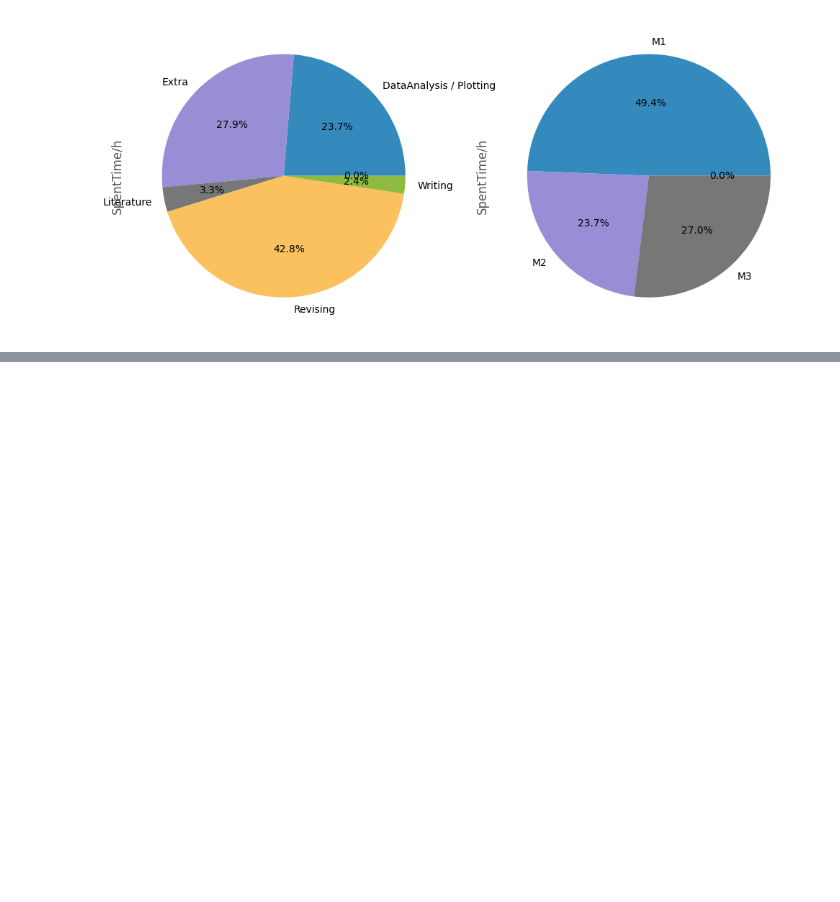
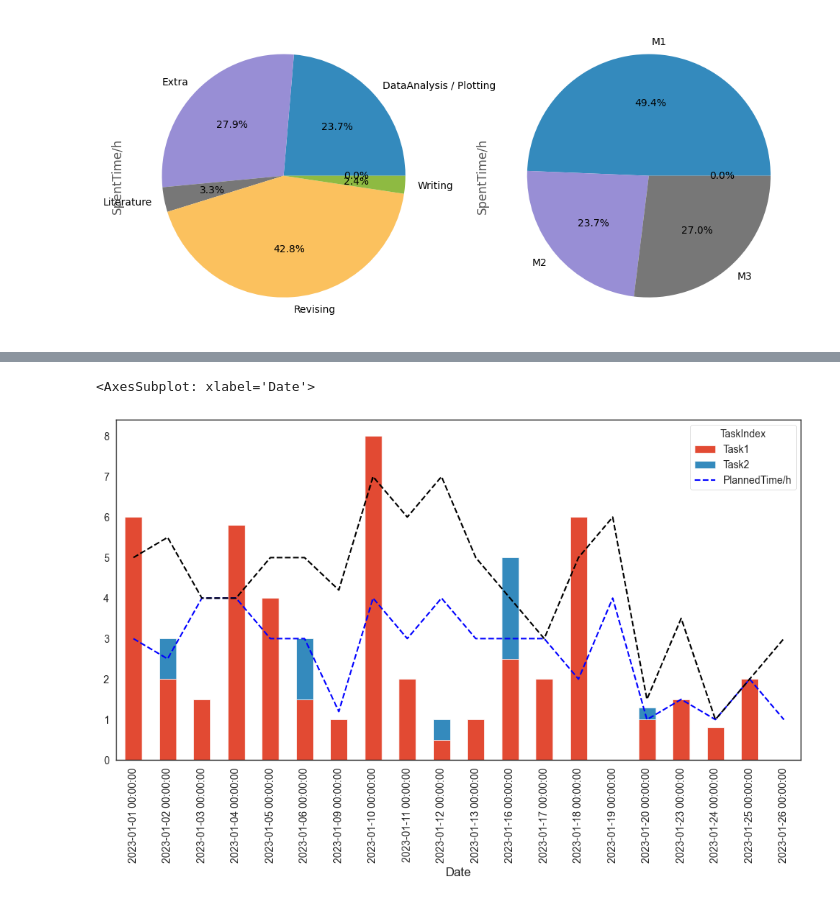
Before and after one commit to yannansoda/standup-meeting-record, a Jupyter notebook: standup_analysis_ly.ipynb, the cells around one changed output, grey strips where cells are left out. Saved outputs shown, nothing was run; the diff lists cells and outputs as text; code cells hidden in the pictures; blank space fills up the shorter version.

Commit message:
Add analysis: working vs. planned hours

```diff
--- a/standup_analysis_ly.ipynb
+++ b/standup_analysis_ly.ipynb
@@ -263,3 +265,18 @@ dat_st.groupby('Manuscript')['SpentTime/h'].sum().plot.pie(autopct='%1.1f%%', ax
 # %% [output]
 <AxesSubplot: ylabel='SpentTime/h'>
 [figure]
+# %%
+dat_task_1_planned = dat[['WeekCount', 'Date', 'Weekday',
+                    'Task1', 'Manuscript1', 'TaskType1', 'PlannedTime1 (h)']]
+dat_task_2_planned = dat[['WeekCount', 'Date', 'Weekday',
+                    'Task2', 'Manuscript2', 'TaskType2', 'PlannedTime2 (h)']]
+dat_task_1_planned.columns = ['WeekCount', 'Date', 'Weekday', 'Task','Manuscript', 'Type', 'PlannedTime/h']
+dat_task_1_planned['TaskIndex'] = 'Task1'
+dat_task_2_planned.columns = ['WeekCount', 'Date', 'Weekday', 'Task', 'Manuscript', 'Type', 'PlannedTime/h']
+dat_task_2_planned['TaskIndex'] = 'Task2'
+# concat the two df vertically
+dat_task_planned = pd.concat([dat_task_1_planned, dat_task_2_planned], axis=0)
+
+# fill nan with 0 in the column 'PlannedTime/h'
+dat_task_planned['PlannedTime/h'] = dat_task_planned['PlannedTime/h'].fillna(0)
+dat_task_planned.sort_values(by=['WeekCount', 'Date', 'TaskIndex'], inplace=True)
@@ -265,0 +294,18 @@ dat_st.groupby('Manuscript')['SpentTime/h'].sum().plot.pie(autopct='%1.1f%%', ax
+# %%
+
+fig, ax = plt.subplots(figsize=(12, 6))
+dat_time = dat_st[["Date", "TaskIndex", "SpentTime/h"]].groupby(["Date", "TaskIndex"]).sum().reset_index().query("TaskIndex!='Extra'")
+
+dat_time_pivot = dat_time.pivot(index="Date", columns= "TaskIndex", values="SpentTime/h")
+dat_time_pivot.plot(kind="bar", ax=ax, rot=90, stacked=True, zorder=0)
+
+dat_task_planned[dat_task_planned['TaskIndex']=='Task1'][['PlannedTime/h']].plot(kind="line", ax=ax, rot=90,
+                      color='blue', linestyle='--', label='Tasks planned', zorder=2)
+# dat_task_planned[['PlannedTime/h']].plot(kind="line", ax=ax, rot=90,
+#                       color='black', linestyle='--', label='Tasks planned', zorder=3)
+
+dat_task_planned.groupby('Date')['PlannedTime/h'].sum().reset_index()['PlannedTime/h'].plot(kind="line", ax=ax, rot=90,
+                        color='black', linestyle='--', label='Tasks total planned', zorder=3)
+# %% [output]
+<AxesSubplot: xlabel='Date'>
+[figure, added]
```
Also changed, not shown: parts of 2 cells of this notebook.
